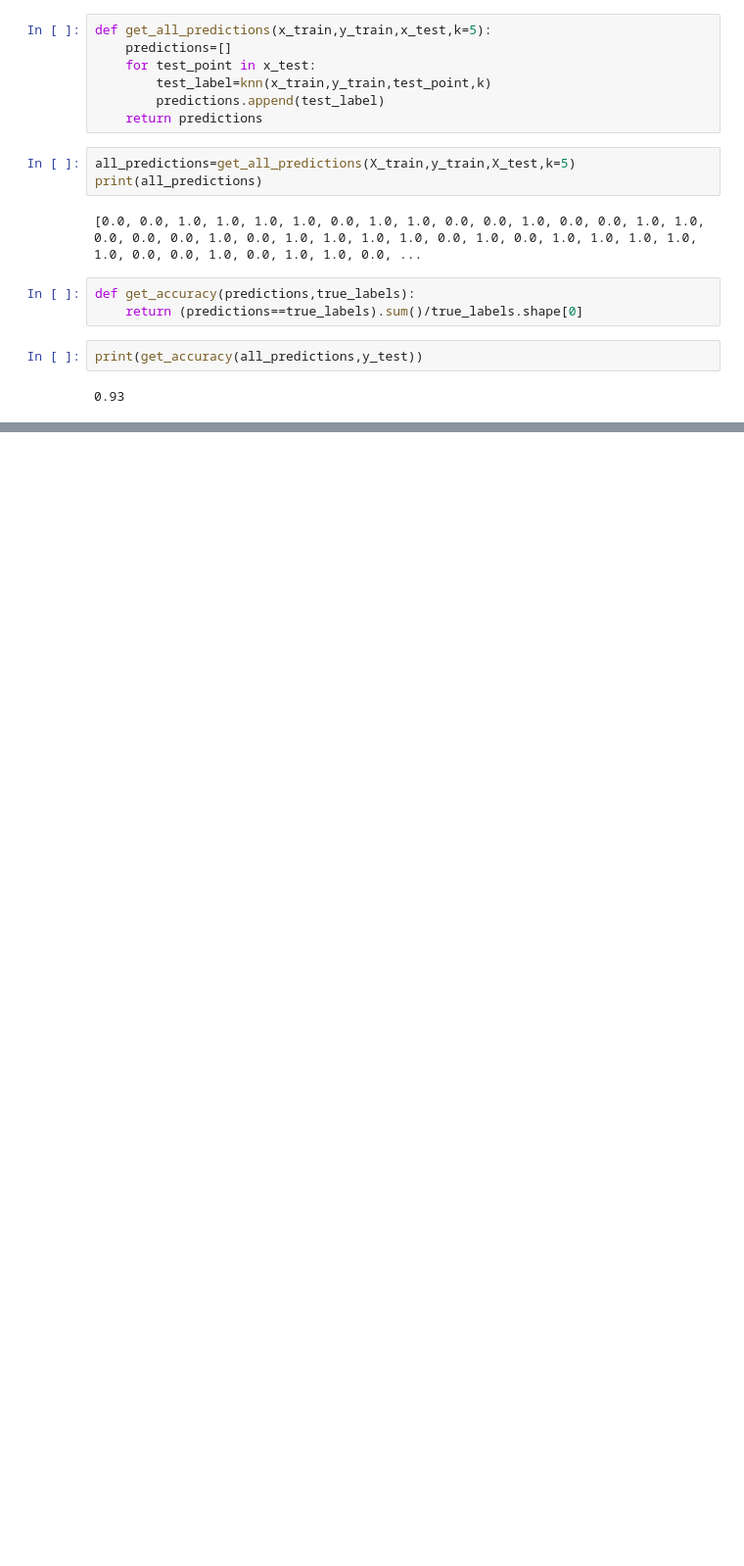
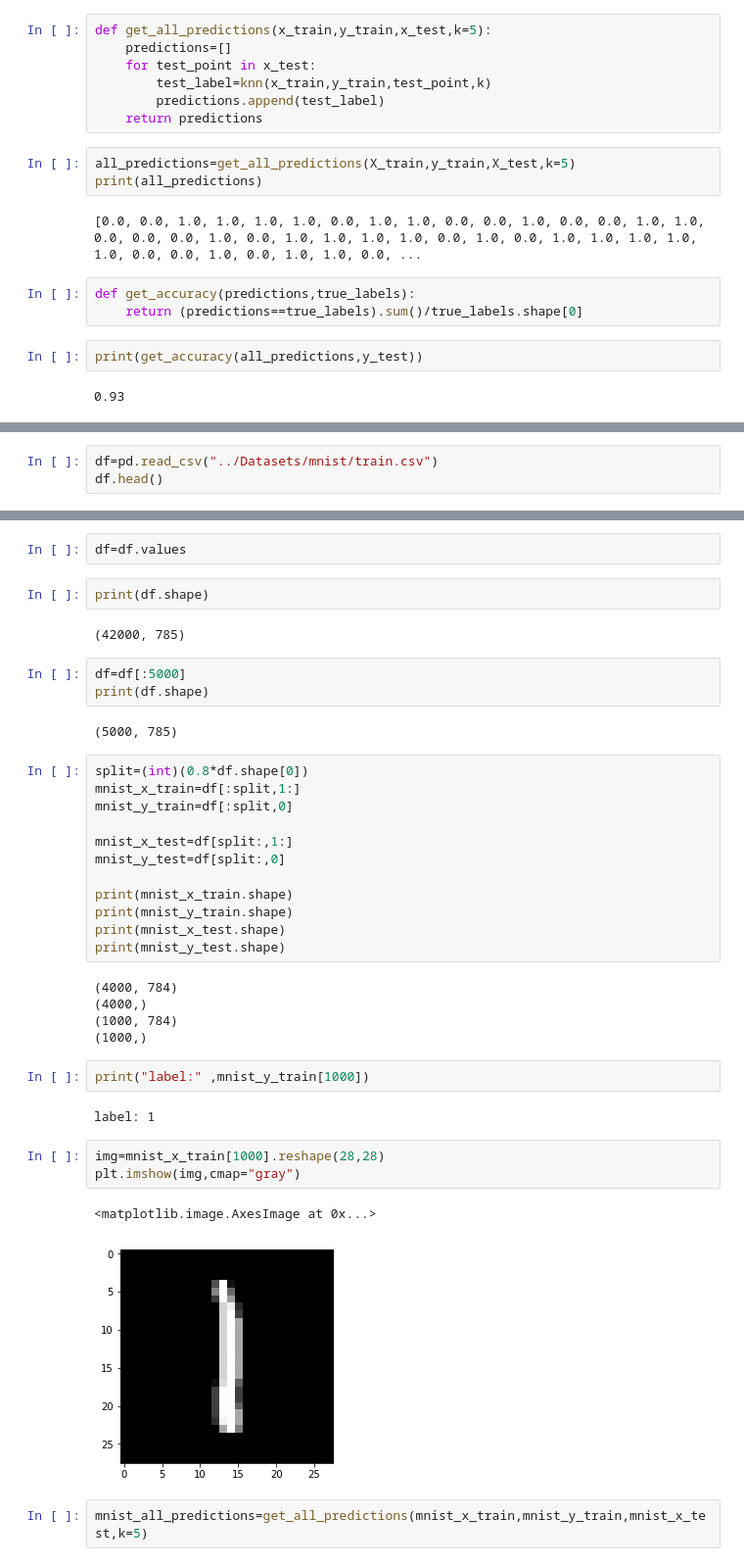
Before and after one commit to rishab29/ML_Dwarka_Aug, a Jupyter notebook: class_03/KNN.ipynb, the cells around one changed output, grey strips where cells are left out. Shown at 98% size. Saved outputs shown, nothing was run; the diff lists cells and outputs as text; blank space fills up the shorter version.

```diff
--- a/class_03/KNN.ipynb
+++ b/class_03/KNN.ipynb
@@ -149,0 +153,3 @@ print(get_accuracy(all_predictions,y_test))
+# %%
+df=pd.read_csv("../Datasets/mnist/train.csv")
+df.head()
@@ -149,0 +164,40 @@ print(get_accuracy(all_predictions,y_test))
+# %%
+df=df.values
+# %%
+print(df.shape)
+# %% [output]
+(42000, 785)
+# %%
+df=df[:5000]
+print(df.shape)
+# %% [output]
+(5000, 785)
+# %%
+split=(int)(0.8*df.shape[0])
+mnist_x_train=df[:split,1:]
+mnist_y_train=df[:split,0]
+
+mnist_x_test=df[split:,1:]
+mnist_y_test=df[split:,0]
+
+print(mnist_x_train.shape)
+print(mnist_y_train.shape)
+print(mnist_x_test.shape)
+print(mnist_y_test.shape)
+# %% [output]
+(4000, 784)
+(4000,)
+(1000, 784)
+(1000,)
+# %%
+print("label:" ,mnist_y_train[1000])
+# %% [output]
+label: 1
+# %%
+img=mnist_x_train[1000].reshape(28,28)
+plt.imshow(img,cmap="gray")
+# %% [output]
+<matplotlib.image.AxesImage at 0x...>
+[figure, added]
+# %%
+mnist_all_predictions=get_all_predictions(mnist_x_train,mnist_y_train,mnist_x_test,k=5)
```
Also changed, not shown: parts of 11 cells of this notebook.
